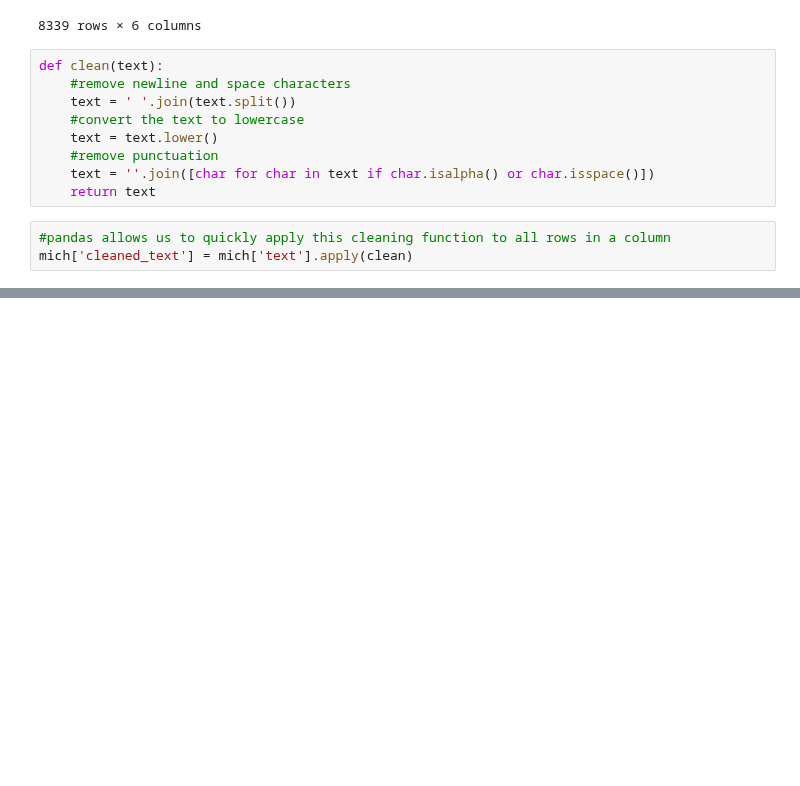
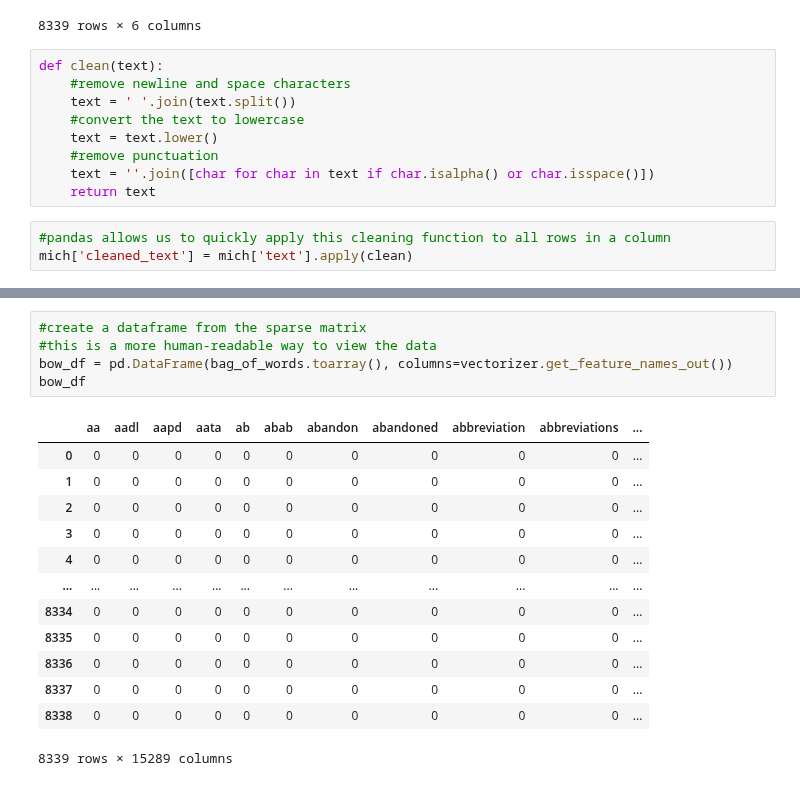
Before and after one commit to MattV15/project1-counting-words, a Jupyter notebook: Project 1 MVD.ipynb, the cells around one changed output, grey strips where cells are left out. Cells and saved outputs as stored; diff of their text form; blank space fills up the shorter version.

```diff
--- a/Project 1 MVD.ipynb
+++ b/Project 1 MVD.ipynb
@@ -78,0 +99,19 @@ mich['cleaned_text'] = mich['text'].apply(clean)
+# %%
+#create a dataframe from the sparse matrix
+#this is a more human-readable way to view the data
+bow_df = pd.DataFrame(bag_of_words.toarray(), columns=vectorizer.get_feature_names_out())
+bow_df
+# %% [output]
+|  | aa | aadl | aapd | aata | ab | abab | abandon | abandoned | abbreviation | abbreviations | ... |
+| 0 | 0 | 0 | 0 | 0 | 0 | 0 | 0 | 0 | 0 | 0 | ... |
+| 1 | 0 | 0 | 0 | 0 | 0 | 0 | 0 | 0 | 0 | 0 | ... |
+| 2 | 0 | 0 | 0 | 0 | 0 | 0 | 0 | 0 | 0 | 0 | ... |
+| 3 | 0 | 0 | 0 | 0 | 0 | 0 | 0 | 0 | 0 | 0 | ... |
+| 4 | 0 | 0 | 0 | 0 | 0 | 0 | 0 | 0 | 0 | 0 | ... |
+| ... | ... | ... | ... | ... | ... | ... | ... | ... | ... | ... | ... |
+| 8334 | 0 | 0 | 0 | 0 | 0 | 0 | 0 | 0 | 0 | 0 | ... |
+| 8335 | 0 | 0 | 0 | 0 | 0 | 0 | 0 | 0 | 0 | 0 | ... |
+| 8336 | 0 | 0 | 0 | 0 | 0 | 0 | 0 | 0 | 0 | 0 | ... |
+| 8337 | 0 | 0 | 0 | 0 | 0 | 0 | 0 | 0 | 0 | 0 | ... |
+| 8338 | 0 | 0 | 0 | 0 | 0 | 0 | 0 | 0 | 0 | 0 | ... |
+8339 rows × 15289 columns
```
Also changed, not shown: parts of 6 cells of this notebook.
